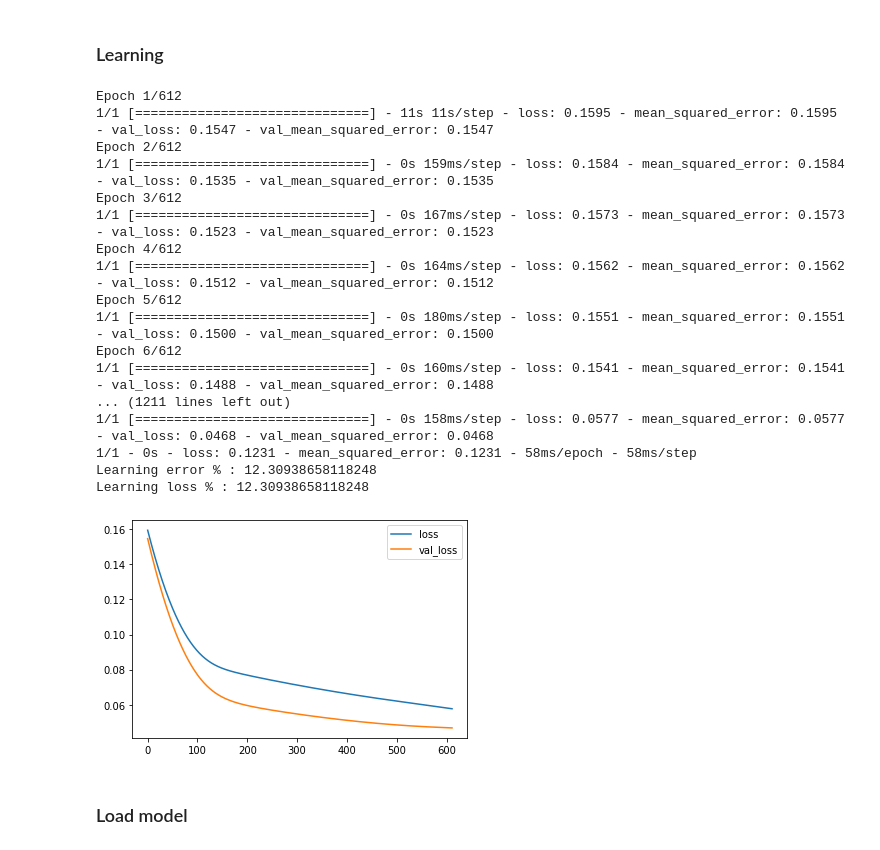
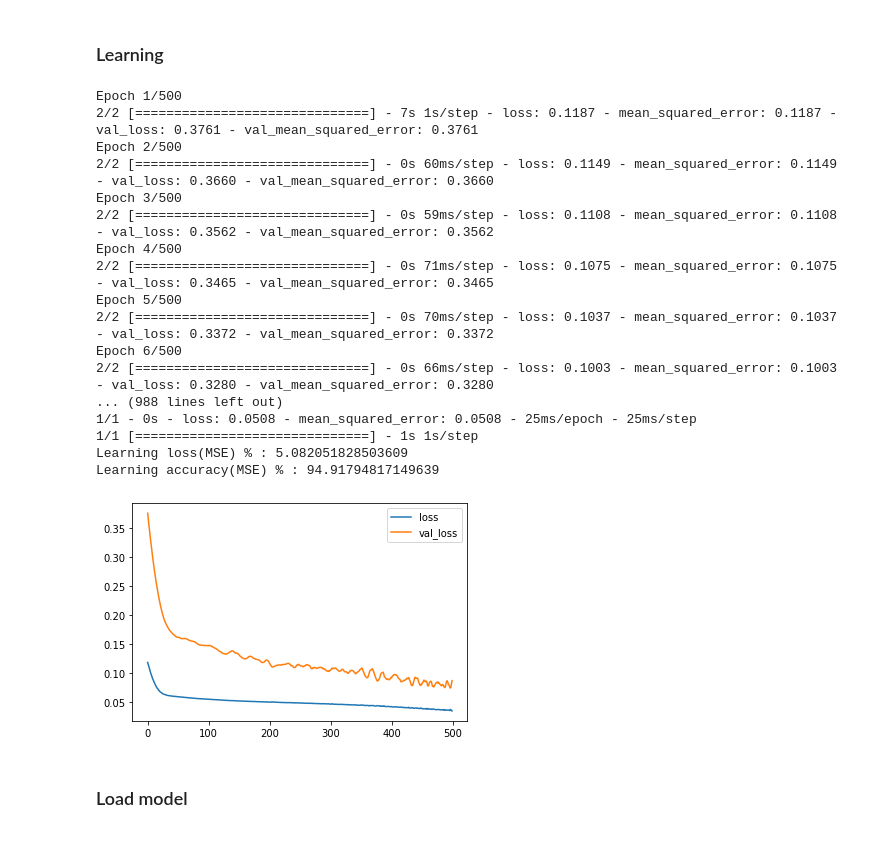
Before and after one commit to DaeSeokSong/LSTM-PPoA, a Jupyter notebook: Predict_Price_of_Agricultural.ipynb, the cells around one changed output. Cells and saved outputs as stored; diff of their text form; code cells hidden in the pictures.

```diff
--- a/Predict_Price_of_Agricultural.ipynb
+++ b/Predict_Price_of_Agricultural.ipynb
@@ -246,13 +258,13 @@ pred_X_dataset, pred_y_dataset = ArrangeDataset(pred_X_dataset, pred_y_dataset,
 # %% [markdown]
 ### Data split
 # %%
-# Data division (Train : Test = 9 : 1)
-X_train, X_test, y_train, y_test = train_test_split(X_dataset, y_dataset, test_size = 0.1)
+# Data division (Train : Test = 8 : 2)
+X_train, X_test, y_train, y_test = train_test_split(X_dataset, y_dataset, test_size = 0.2)
 print("########## Train + Test (X,) (y,) / Test (X,) (y,) ##########")
 print(X_train.shape, y_train.shape, X_test.shape, y_test.shape)
 
-# Data division (Train : Validation = 7 : 3)
-X_train, X_val, y_train, y_val = train_test_split(X_train, y_train, test_size = 0.3)
+# Data division (Train : Validation = 8 : 2)
+X_train, X_val, y_train, y_val = train_test_split(X_train, y_train, test_size = 0.2)
 print("########## Train (X,) (y,) / Validation (X,) (y,) ##########")
 print(X_train.shape, y_train.shape, X_val.shape, y_val.shape)
 # %% [output]
@@ -300,40 +313,44 @@ _________________________________________________________________
 # %% [markdown]
 ### Learning
 # %%
-history = model.fit(X_train, y_train,
-                    validation_data = (X_val, y_val),
-                    batch_size = 24,                    # Train set's 1~2%, current = 1~2%
-                    epochs = 612,                       # Train set's 10%, current = 20%
-                    verbose = 1,                        # 0=silent, 1=progress bar, 2=one line per epoch.
-                    )
+    history = model.fit(X_train, y_train,
+                        validation_data = (X_val, y_val),
+                        batch_size = 10,                    # Train set's 1~2%, current = 1~2%
+                        epochs = 500,                       # Train set's 10%, current = 20%
+                        verbose = 1,                        # 0=silent, 1=progress bar, 2=one line per epoch.
+                        )
 
-# loss and acc graph (train nd val)
-history_df = pd.DataFrame(history.history)
-history_df[["loss", "val_loss"]].plot()
+    # loss and acc graph (train nd val)
+    history_df = pd.DataFrame(history.history)
+    history_df[["loss", "val_loss"]].plot()
 
-# Acc and Loss about real data
-learning_lost, learning_err = model.evaluate(X_test, y_test, verbose=2)
-print("Learning error % :", learning_err * 100)
-print("Learning loss % :", learning_lost * 100)
+    # Acc and Loss about real data
+    learning_loss, _ = model.evaluate(X_test, y_test, verbose=2)
+    y_pred = model.predict(pred_X_dataset)
+
+    print("Learning loss(MSE) % :", learning_loss * 100)
+    print("Learning accuracy(MSE) % :", 100 - (learning_loss * 100))
+    #print("Learning loss(RMSE) % :", np.sqrt(mean_squared_error(y_test, y_pred)) * 100)
+    #print("Learning accuracy(RMSE) % :", 100 - (np.sqrt(mean_squared_error(y_test, y_pred)) * 100))
 # %% [output]
-Epoch 1/612
-1/1 [==============================] - 11s 11s/step - loss: 0.1595 - mean_squared_error: 0.1595 - val_loss: 0.1547 - val_mean_squared_error: 0.1547
-Epoch 2/612
-1/1 [==============================] - 0s 159ms/step - loss: 0.1584 - mean_squared_error: 0.1584 - val_loss: 0.1535 - val_mean_squared_error: 0.1535
-Epoch 3/612
-1/1 [==============================] - 0s 167ms/step - loss: 0.1573 - mean_squared_error: 0.1573 - val_loss: 0.1523 - val_mean_squared_error: 0.1523
-Epoch 4/612
-1/1 [==============================] - 0s 164ms/step - loss: 0.1562 - mean_squared_error: 0.1562 - val_loss: 0.1512 - val_mean_squared_error: 0.1512
-Epoch 5/612
-1/1 [==============================] - 0s 180ms/step - loss: 0.1551 - mean_squared_error: 0.1551 - val_loss: 0.1500 - val_mean_squared_error: 0.1500
-Epoch 6/612
-1/1 [==============================] - 0s 160ms/step - loss: 0.1541 - mean_squared_error: 0.1541 - val_loss: 0.1488 - val_mean_squared_error: 0.1488
-... (1211 lines left out)
-1/1 [==============================] - 0s 158ms/step - loss: 0.0577 - mean_squared_error: 0.0577 - val_loss: 0.0468 - val_mean_squared_error: 0.0468
-1/1 - 0s - loss: 0.1231 - mean_squared_error: 0.1231 - 58ms/epoch - 58ms/step
-Learning error % : 12.30938658118248
-Learning loss % : 12.30938658118248
+Epoch 1/500
+2/2 [==============================] - 7s 1s/step - loss: 0.1187 - mean_squared_error: 0.1187 - val_loss: 0.3761 - val_mean_squared_error: 0.3761
+Epoch 2/500
+2/2 [==============================] - 0s 60ms/step - loss: 0.1149 - mean_squared_error: 0.1149 - val_loss: 0.3660 - val_mean_squared_error: 0.3660
+Epoch 3/500
+2/2 [==============================] - 0s 59ms/step - loss: 0.1108 - mean_squared_error: 0.1108 - val_loss: 0.3562 - val_mean_squared_error: 0.3562
+Epoch 4/500
+2/2 [==============================] - 0s 71ms/step - loss: 0.1075 - mean_squared_error: 0.1075 - val_loss: 0.3465 - val_mean_squared_error: 0.3465
+Epoch 5/500
+2/2 [==============================] - 0s 70ms/step - loss: 0.1037 - mean_squared_error: 0.1037 - val_loss: 0.3372 - val_mean_squared_error: 0.3372
+Epoch 6/500
+2/2 [==============================] - 0s 66ms/step - loss: 0.1003 - mean_squared_error: 0.1003 - val_loss: 0.3280 - val_mean_squared_error: 0.3280
+... (988 lines left out)
+1/1 - 0s - loss: 0.0508 - mean_squared_error: 0.0508 - 25ms/epoch - 25ms/step
+1/1 [==============================] - 1s 1s/step
+Learning loss(MSE) % : 5.082051828503609
+Learning accuracy(MSE) % : 94.91794817149639
-[figure, old version]
+[figure, new version]
 # %% [markdown]
 ### Load model
 # %%
```
Also changed, not shown: parts of 7 cells of this notebook.
